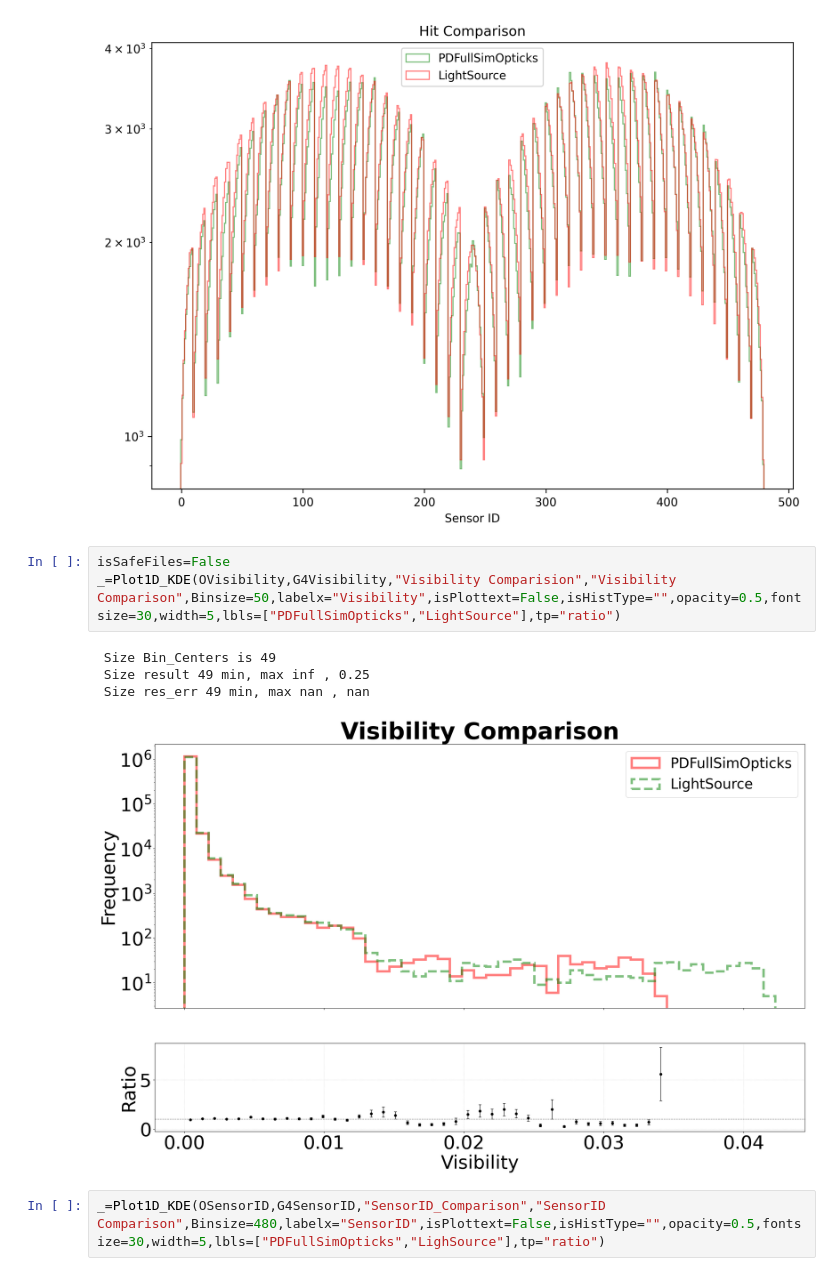
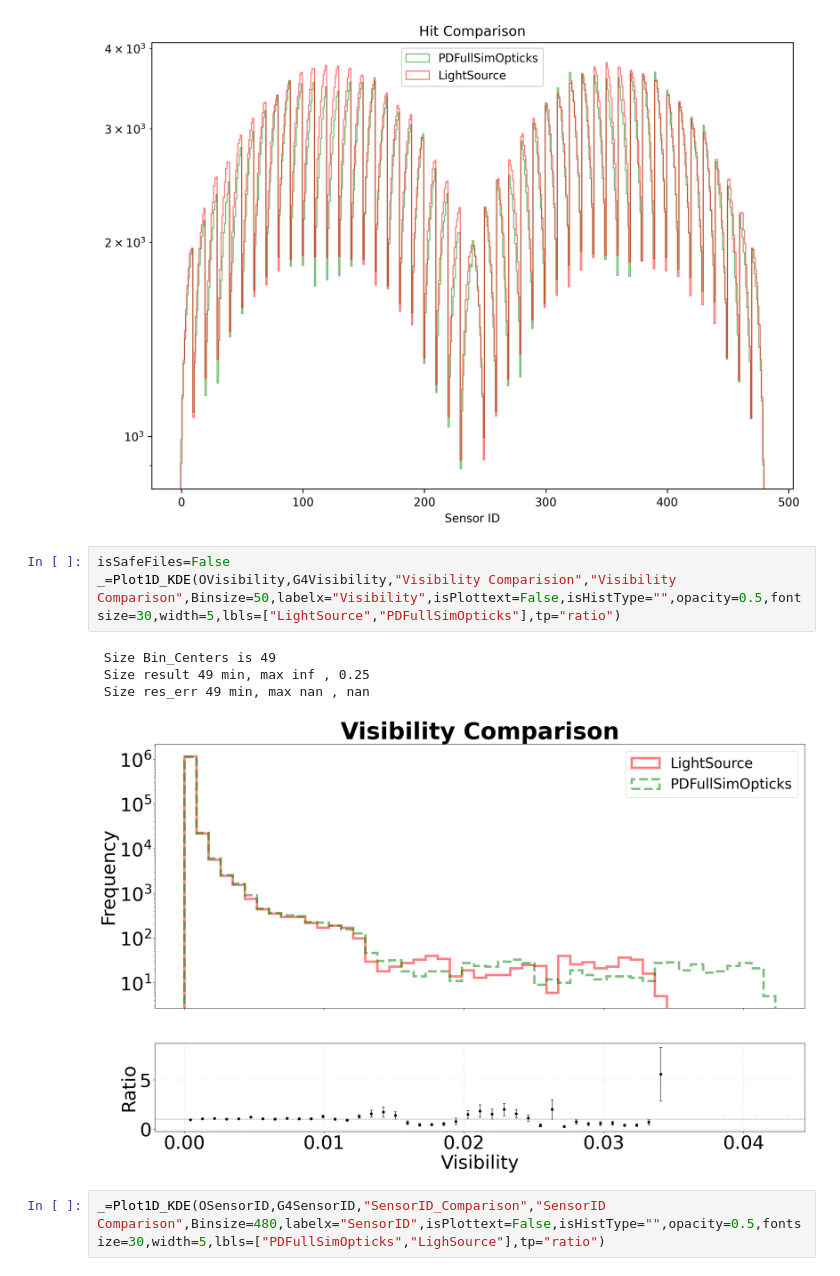
Before and after one commit to nuRiceLab/laropticks, a Jupyter notebook: laropticks/Analysis/Opticks_G4_LightSource_Visibility_Comparison.ipynb, the cells around one changed output. Saved outputs shown, nothing was run; the diff lists cells and outputs as text.

```diff
--- a/laropticks/Analysis/Opticks_G4_LightSource_Visibility_Comparison.ipynb
+++ b/laropticks/Analysis/Opticks_G4_LightSource_Visibility_Comparison.ipynb
@@ -363,12 +345,12 @@ Text(0.5, 0, 'Sensor ID')
 [figure]
 # %%
 isSafeFiles=False
-_=Plot1D_KDE(OVisibility,G4Visibility,"Visibility Comparision","Visibility Comparison",Binsize=50,labelx="Visibility",isPlottext=False,isHistType="",opacity=0.5,fontsize=30,width=5,lbls=["PDFullSimOpticks","LightSource"],tp="ratio")
+_=Plot1D_KDE(OVisibility,G4Visibility,"Visibility Comparision","Visibility Comparison",Binsize=50,labelx="Visibility",isPlottext=False,isHistType="",opacity=0.5,fontsize=30,width=5,lbls=["LightSource","PDFullSimOpticks"],tp="ratio")
 # %% [output]
  Size Bin_Centers is 49
  Size result 49 min, max inf , 0.25
  Size res_err 49 min, max nan , nan
-[figure, old version]
+[figure, new version]
 # %%
 _=Plot1D_KDE(OSensorID,G4SensorID,"SensorID_Comparison","SensorID Comparison",Binsize=480,labelx="SensorID",isPlottext=False,isHistType="",opacity=0.5,fontsize=30,width=5,lbls=["PDFullSimOpticks","LighSource"],tp="ratio")
 # %% [output]
```
Also changed, not shown: parts of 1 cell of this notebook, 15 other files.
